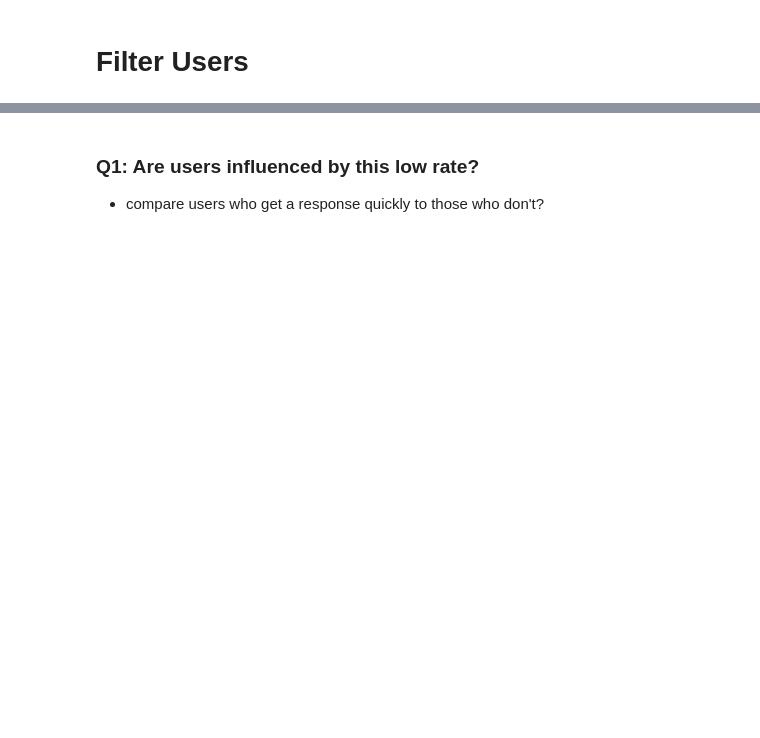
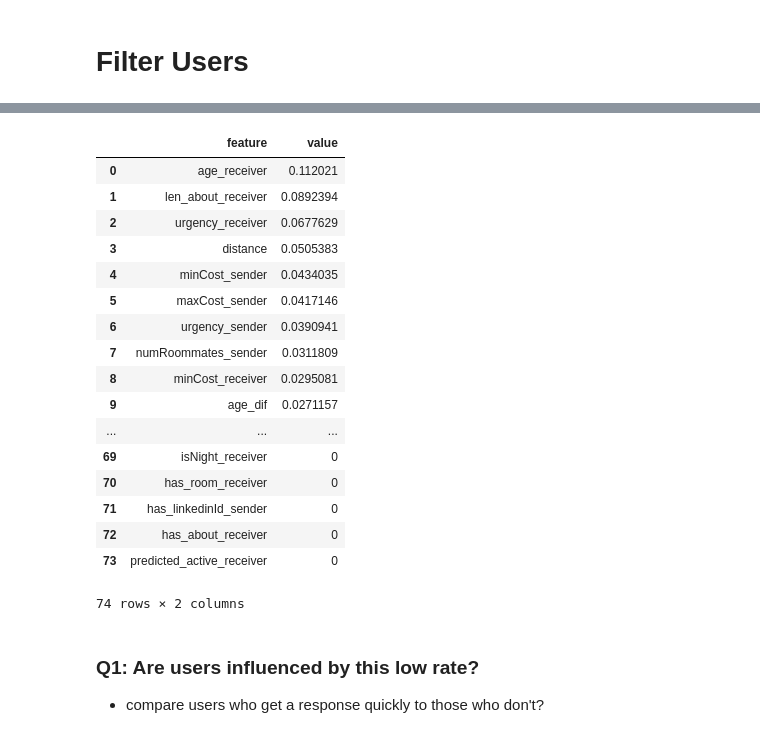
Before and after one commit to rczyrnik/Find-A-Flatmate, a Jupyter notebook: 5_Conclusions.ipynb, the cells around one changed output, grey strips where cells are left out. Saved outputs shown, nothing was run; the diff lists cells and outputs as text; code cells hidden in the pictures; blank space fills up the shorter version.

```diff
--- a/5_Conclusions.ipynb
+++ b/5_Conclusions.ipynb
@@ -202,3 +335,24 @@ user_df['prediction'] = model.predict(X)
+# %%
+display_importances_trees().reset_index(drop=True)
+# %% [output]
+|  | feature | value |
+| 0 | age_receiver | 0.112021 |
+| 1 | len_about_receiver | 0.0892394 |
+| 2 | urgency_receiver | 0.0677629 |
+| 3 | distance | 0.0505383 |
+| 4 | minCost_sender | 0.0434035 |
+| 5 | maxCost_sender | 0.0417146 |
+| 6 | urgency_sender | 0.0390941 |
+| 7 | numRoommates_sender | 0.0311809 |
+| 8 | minCost_receiver | 0.0295081 |
+| 9 | age_dif | 0.0271157 |
+| ... | ... | ... |
+| 69 | isNight_receiver | 0 |
+| 70 | has_room_receiver | 0 |
+| 71 | has_linkedinId_sender | 0 |
+| 72 | has_about_receiver | 0 |
+| 73 | predicted_active_receiver | 0 |
+74 rows × 2 columns
 # %% [markdown]
 ### Q1: Are users influenced by this low rate?
 - compare users who get a response quickly to those who don't?
```
Also changed, not shown: parts of 10 cells of this notebook, 6 other files.
